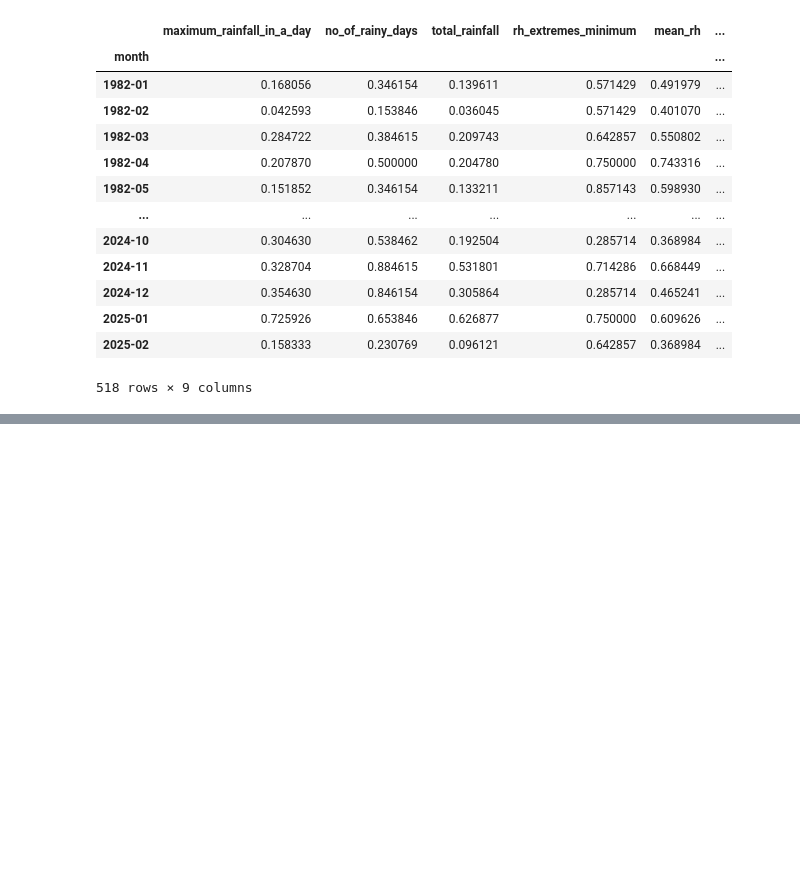
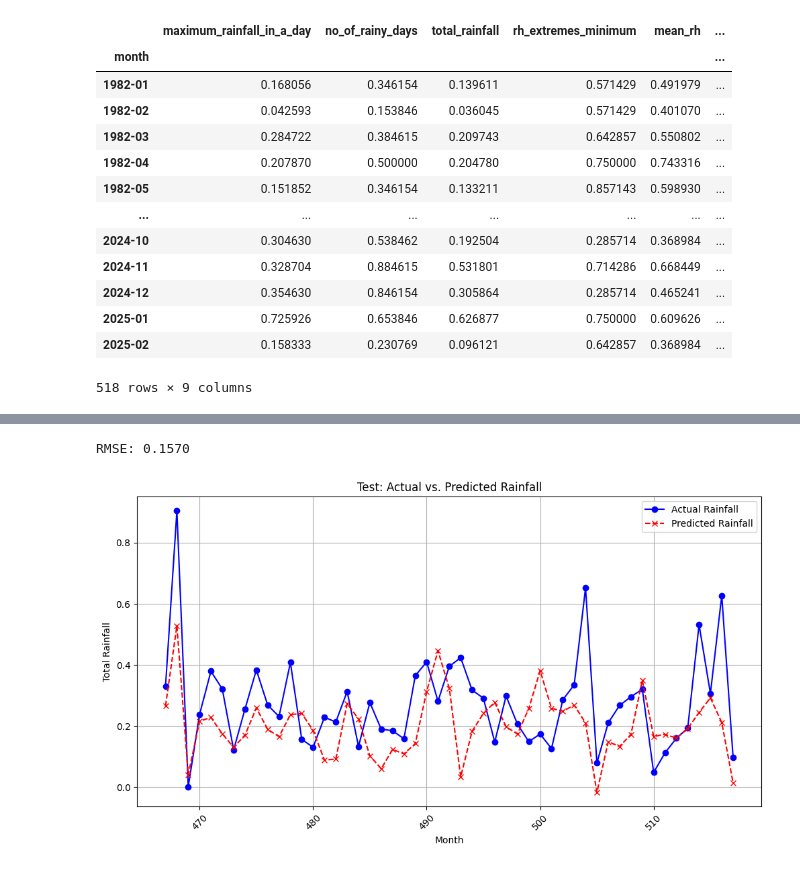
Before and after one commit to loypekyong/DeepLearningProject, a Jupyter notebook: lstm.ipynb, the cells around one changed output, grey strips where cells are left out. Saved outputs shown, nothing was run; the diff lists cells and outputs as text; code cells hidden in the pictures; blank space fills up the shorter version.

```diff
--- a/lstm.ipynb
+++ b/lstm.ipynb
@@ -240,0 +263,5 @@ torch.save(model.state_dict(), "lstm_rainfall.pth")
+# %%
+evaluate_and_plot(model, test_loader, y_test, title="Test: Actual vs. Predicted Rainfall")
+# %% [output]
+RMSE: 0.1570
+[figure, added]
```
Also changed, not shown: parts of 10 cells of this notebook, 12 other files.
